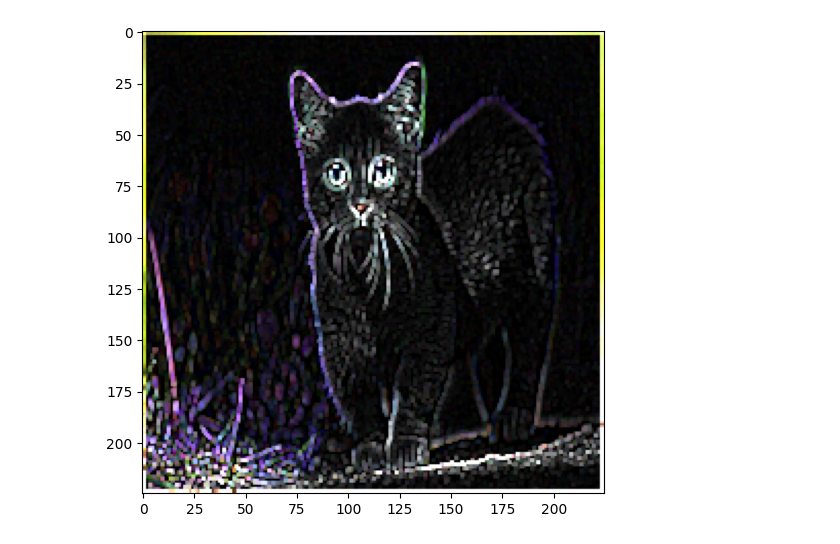
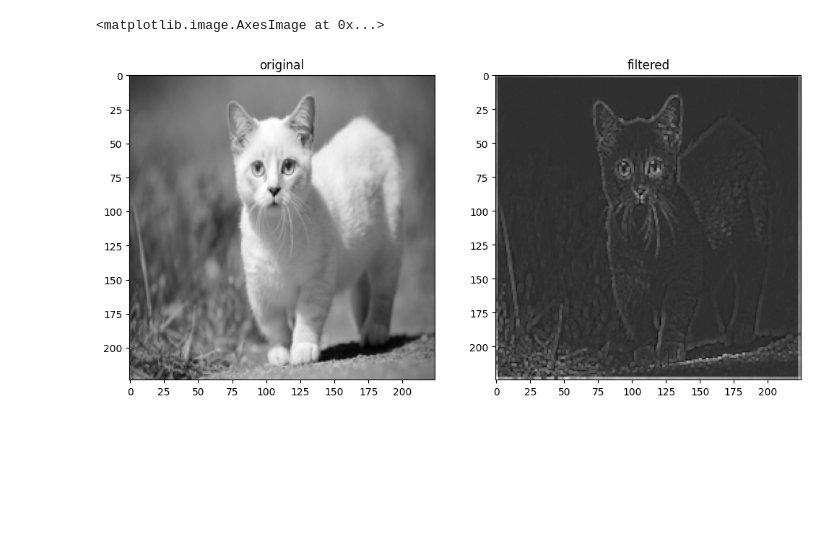
Before and after one commit to ankit869/Multilayer-Neural-Network, a Jupyter notebook: conv_test.ipynb, the cells around one changed output. Drawn from its saved outputs; the diff is of its cells as text; code cells hidden in the pictures; blank space fills up the shorter version.

Commit message:
conv-forward

```diff
--- a/conv_test.ipynb
+++ b/conv_test.ipynb
@@ -205,6 +158,17 @@ plot_rgb_image(output)
-# %%
-output=conv3d(np.array(img),kernal=outline,padding='same')
-output=pool3d(output,padding='same',pool_type='max')
-plot_rgb_image(output)
-# %% [output]
-[figure, removed]
+# %%
+img = Image.open('./datasets/cat.jpeg')
+img = ImageOps.grayscale(img)
+img = img.resize(size=(224, 224))
+plt.figure(figsize=(12,6))
+plt.subplot(1,2,1)
+plt.title("original")
+plt.imshow(img,cmap='gray')
+output=conv2d(Input=np.array(img),kernel=outline,padding='same')
+output=pool2d(output,padding='same',pool_type='max')
+output=np.array(min_max_norm(output,mn=0,mx=255),np.int32)
+plt.subplot(1,2,2)
+plt.title("filtered")
+plt.imshow(output,cmap='gray')
+# %% [output]
+<matplotlib.image.AxesImage at 0x...>
+[figure, added]
```
Also changed, not shown: parts of 16 cells of this notebook, 6 other files.
